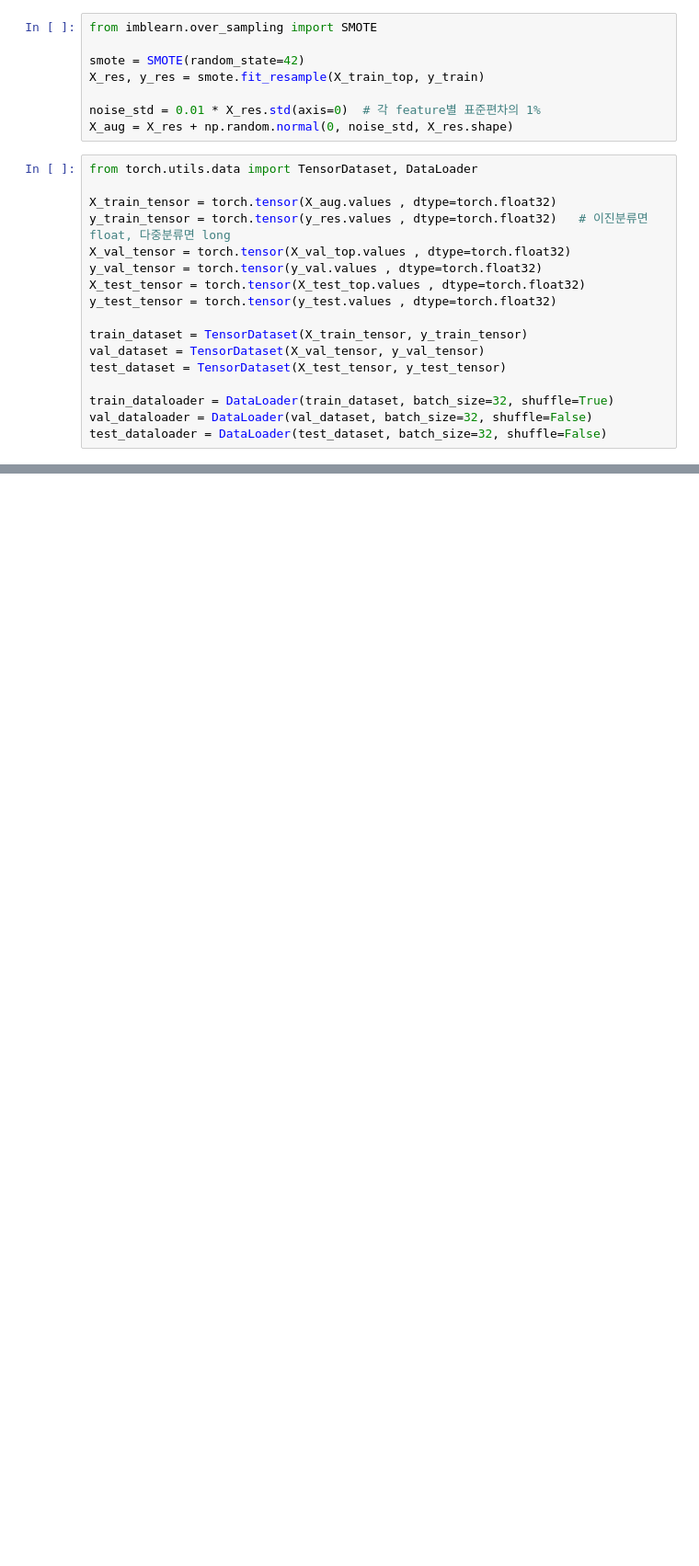
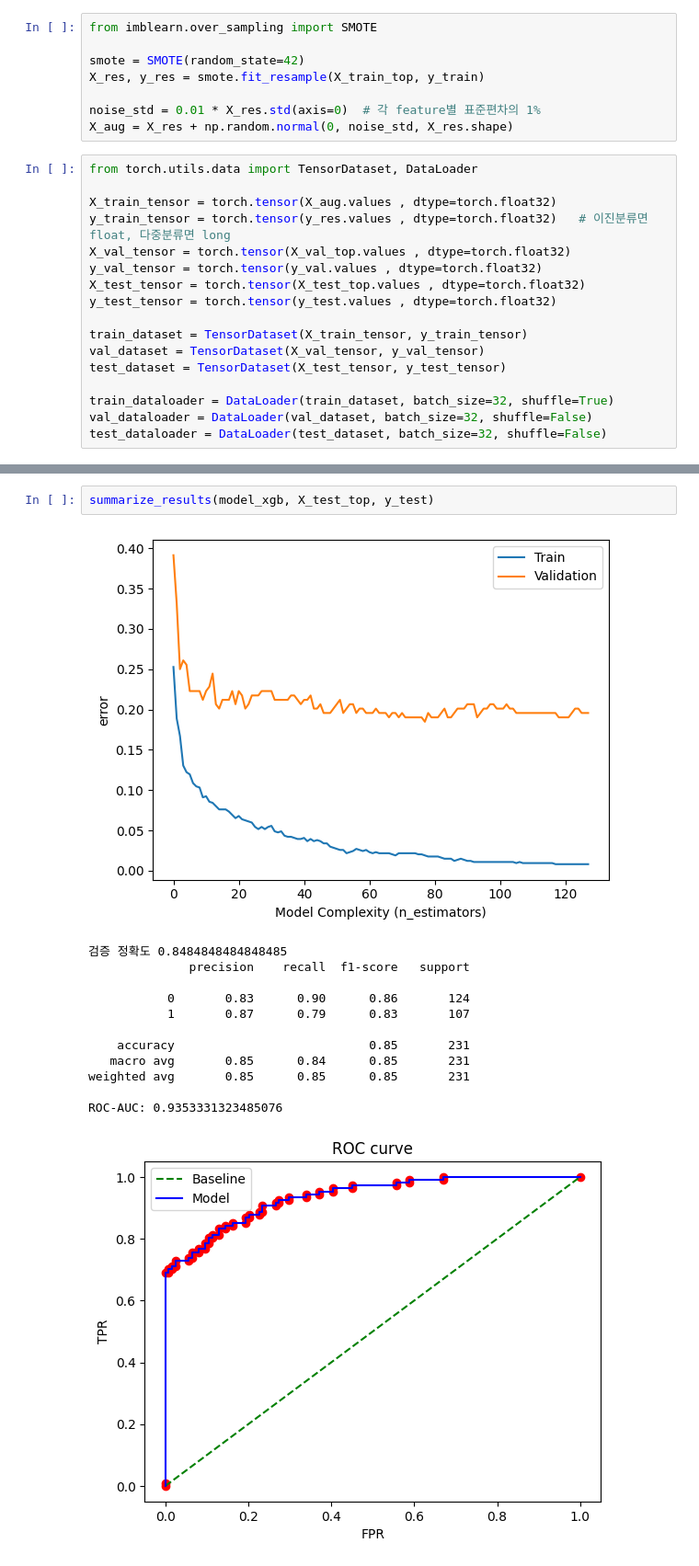
Before and after one commit to pauljo13/Metastasis_Predictive_modelling, a Jupyter notebook: code/Metastasis.ipynb, the cells around one changed output, grey strips where cells are left out. Shown at 92% size. Cells and saved outputs as stored; diff of their text form; blank space fills up the shorter version.

```diff
--- a/code/Metastasis.ipynb
+++ b/code/Metastasis.ipynb
@@ -968,0 +1076,16 @@ Done!
+# %%
+summarize_results(model_xgb, X_test_top, y_test)
+# %% [output]
+[figure, added]
+검증 정확도 0.8484848484848485
+              precision    recall  f1-score   support
+
+           0       0.83      0.90      0.86       124
+           1       0.87      0.79      0.83       107
+
+    accuracy                           0.85       231
+   macro avg       0.85      0.84      0.85       231
+weighted avg       0.85      0.85      0.85       231
+
+ROC-AUC: 0.9353331323485076
+[figure, added]
```
Also changed, not shown: parts of 14 cells of this notebook, 4 other files.
